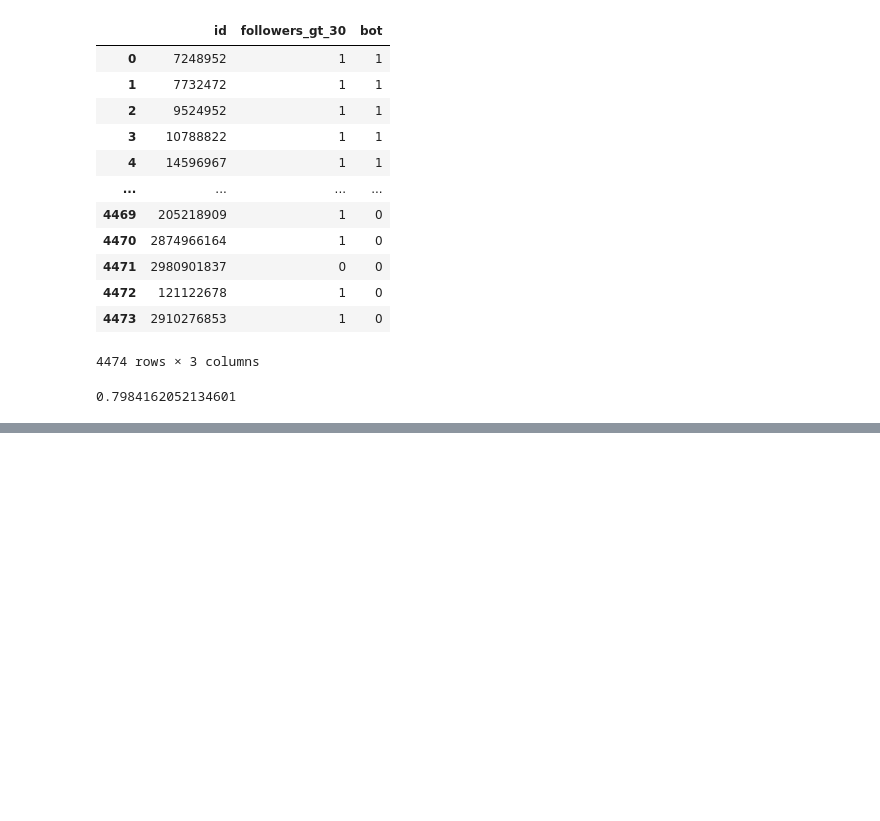
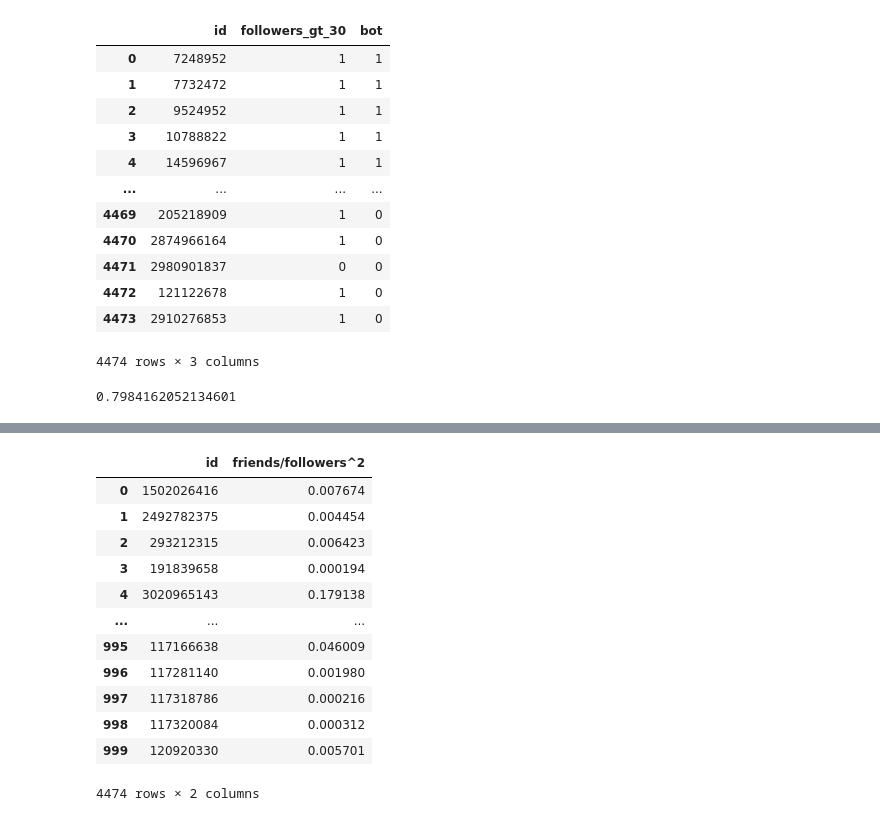
Before and after one commit to jasonweidner/CSPB_4502, a Jupyter notebook: Bot_Wrangler.ipynb, the cells around one changed output, grey strips where cells are left out. Drawn from its saved outputs; the diff is of its cells as text; code cells hidden in the pictures; blank space fills up the shorter version.

```diff
--- a/Bot_Wrangler.ipynb
+++ b/Bot_Wrangler.ipynb
@@ -617,0 +645,18 @@ Index(['id', 'text', 'source', 'user_id', 'truncated', 'in_reply_to_status_id',
+# %%
+# concatenate real users and traditional bots after computing compute friends to follower ratio
+ratio_data = pd.concat([real_ratio,bot_ratio], axis=0)
+ratio_data
+# %% [output]
+|  | id | friends/followers^2 |
+| 0 | 1502026416 | 0.007674 |
+| 1 | 2492782375 | 0.004454 |
+| 2 | 293212315 | 0.006423 |
+| 3 | 191839658 | 0.000194 |
+| 4 | 3020965143 | 0.179138 |
+| ... | ... | ... |
+| 995 | 117166638 | 0.046009 |
+| 996 | 117281140 | 0.001980 |
+| 997 | 117318786 | 0.000216 |
+| 998 | 117320084 | 0.000312 |
+| 999 | 120920330 | 0.005701 |
+4474 rows × 2 columns
```
Also changed, not shown: parts of 49 cells of this notebook.
